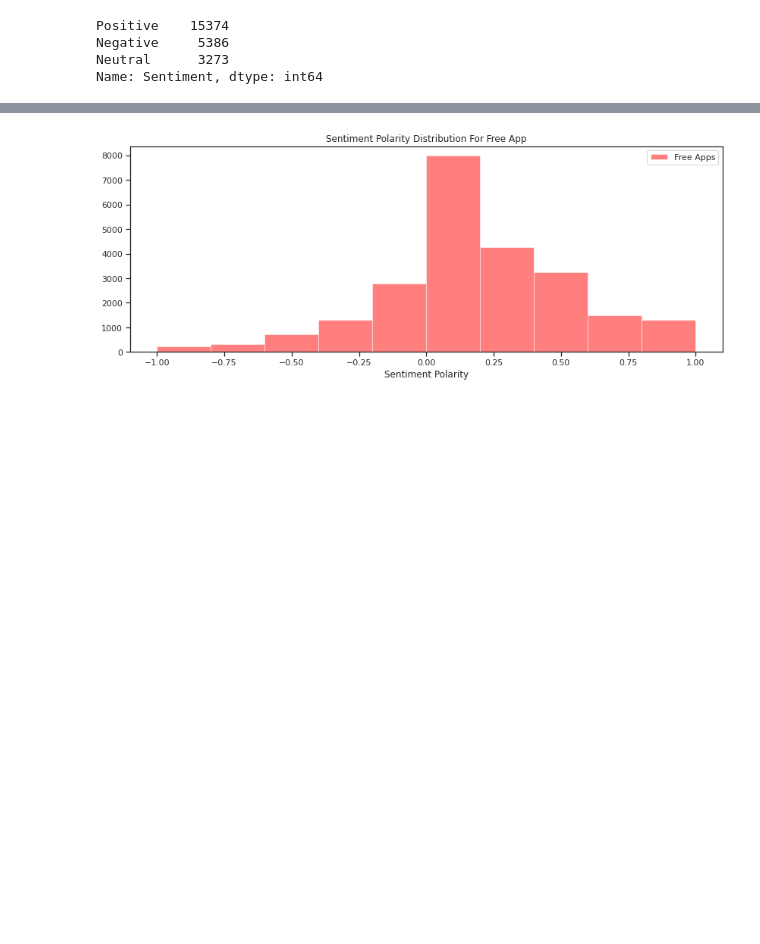
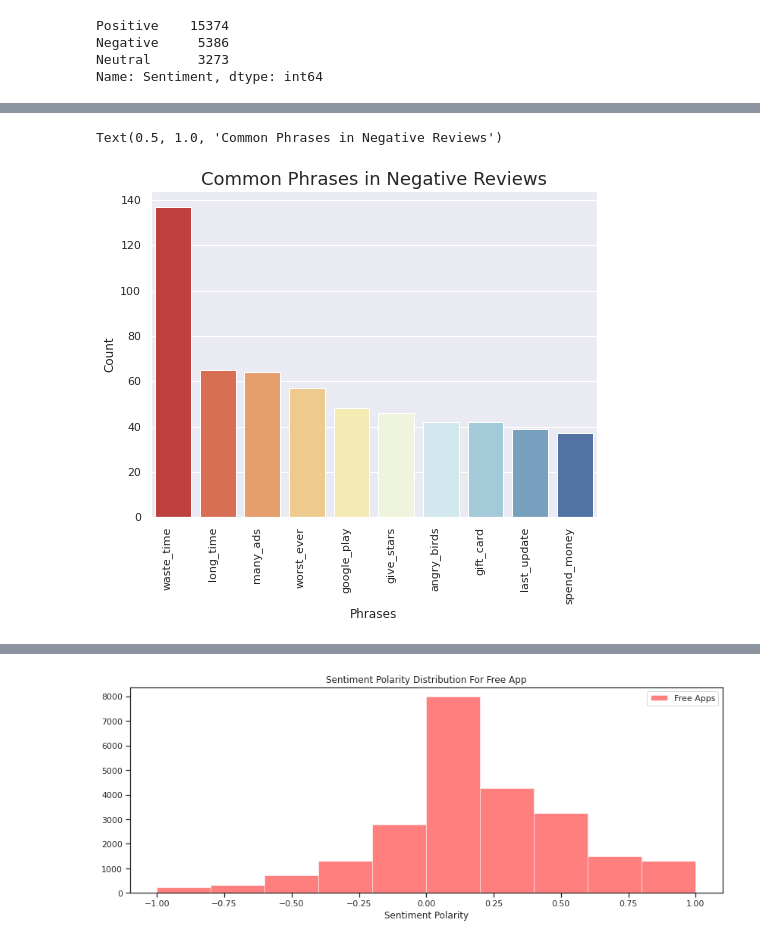
Before and after one commit to sameersat96/Play-store-data-analysis, a Jupyter notebook: play_store_analysis_and_sentiment_analysis.ipynb, the cells around one changed output, grey strips where cells are left out. Saved outputs shown, nothing was run; the diff lists cells and outputs as text; code cells hidden in the pictures; blank space fills up the shorter version.

```diff
--- a/play_store_analysis_and_sentiment_analysis.ipynb
+++ b/play_store_analysis_and_sentiment_analysis.ipynb
@@ -1073,0 +1121,10 @@ plt.show()
+# %%
+def pair_split(x):
+    words = re.sub('[^A-Za-z_]+', ' ', x)
+    words = words.split()
+    words_new = [x for x in words if x not in stop]
+    if len(words_new) == 1:
+        return words_new
+    else:
+        pairs = [words_new[i]+'_'+words_new[i+1] for i in range(len(words_new)-1)]
+        return pairs
@@ -1073,0 +1151,24 @@ plt.show()
+# %%
+pos_word_tokens_tags = word_tokenize(pos_review_remove_pun)
+neg_word_tokens_tags = word_tokenize(neg_review_remove_pun)
+
+pos_filtered_sentence_tags = [w_tags for w_tags in pos_word_tokens_tags if not w_tags in stop]
+pos_filtered_sentence_tags = []
+for w_tags in pos_word_tokens_tags:
+    if w_tags not in stop:
+        pos_filtered_sentence_tags.append(w_tags)
+
+neg_filtered_sentence_tags = [w_tags for w_tags in neg_word_tokens_tags if not w_tags in stop]
+neg_filtered_sentence_tags = []
+for w_tags in neg_word_tokens_tags:
+    if w_tags not in stop:
+        neg_filtered_sentence_tags.append(w_tags)
+# %%
+# Remove characters which have length less than 2
+
+pos_without_single_chr_rev = [word_tags for word_tags in pos_filtered_sentence_tags if len(word_tags) > 2]
+neg_without_single_chr_rev = [word_tags for word_tags in neg_filtered_sentence_tags if len(word_tags) > 2]
+# %%
+counts = Counter(neg_without_single_chr_rev)
+count_top30 = counts.most_common(10)
+count_top30
@@ -1073,0 +1186,10 @@ plt.show()
+# %%
+count_top30_df = pd.DataFrame(count_top30, columns=["Phrases","Count"])
+plt.figure(figsize=(8, 6))
+sns.set(font_scale=1)
+category_plot = sns.barplot(x="Phrases",y ="Count",data=count_top30_df, palette = "RdYlBu")
+category_plot.set_xticklabels(category_plot.get_xticklabels(), rotation=90, ha="right")
+plt.title('Common Phrases in Negative Reviews',size = 18)
+# %% [output]
+Text(0.5, 1.0, 'Common Phrases in Negative Reviews')
+[figure, added]
```
Also changed, not shown: parts of 25 cells of this notebook.
